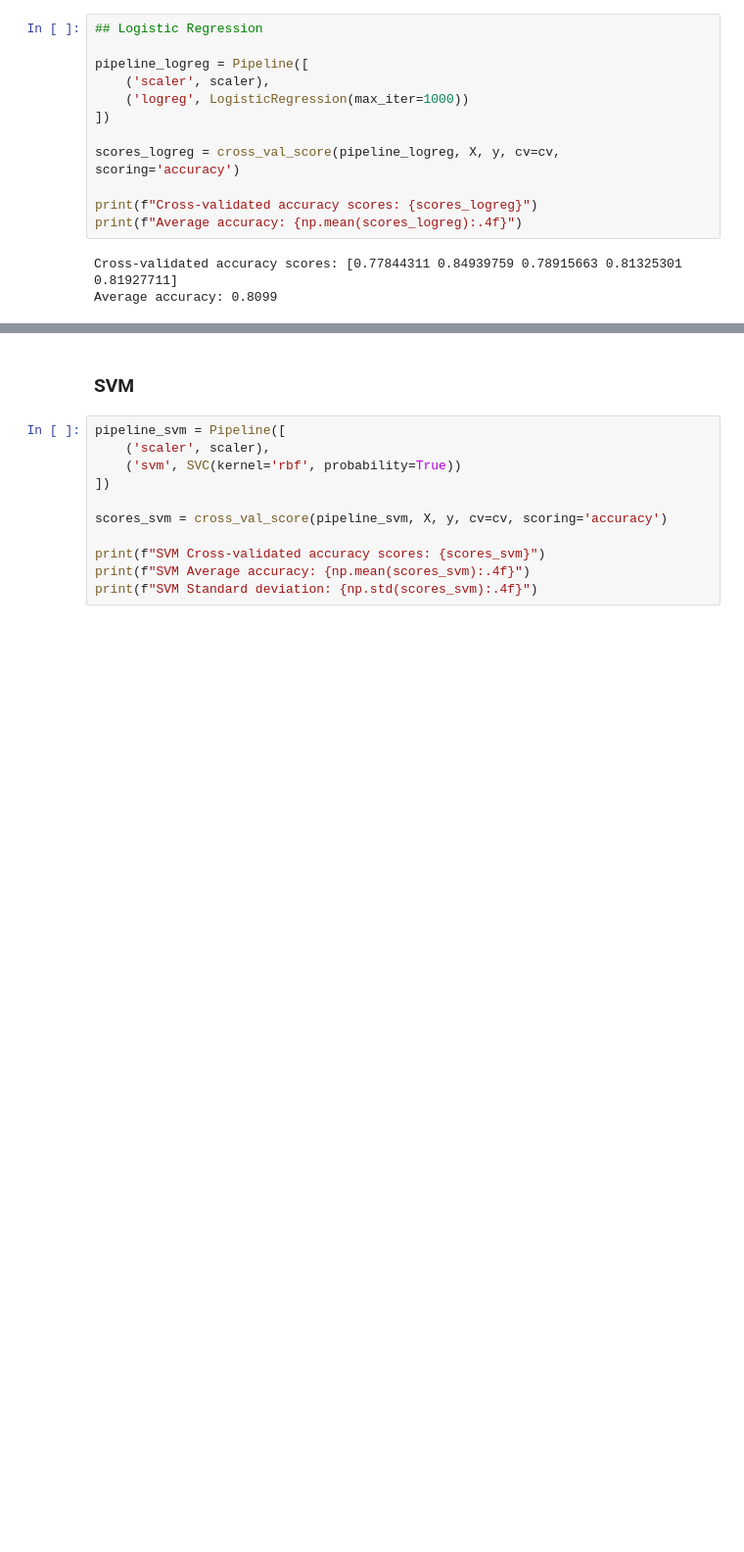
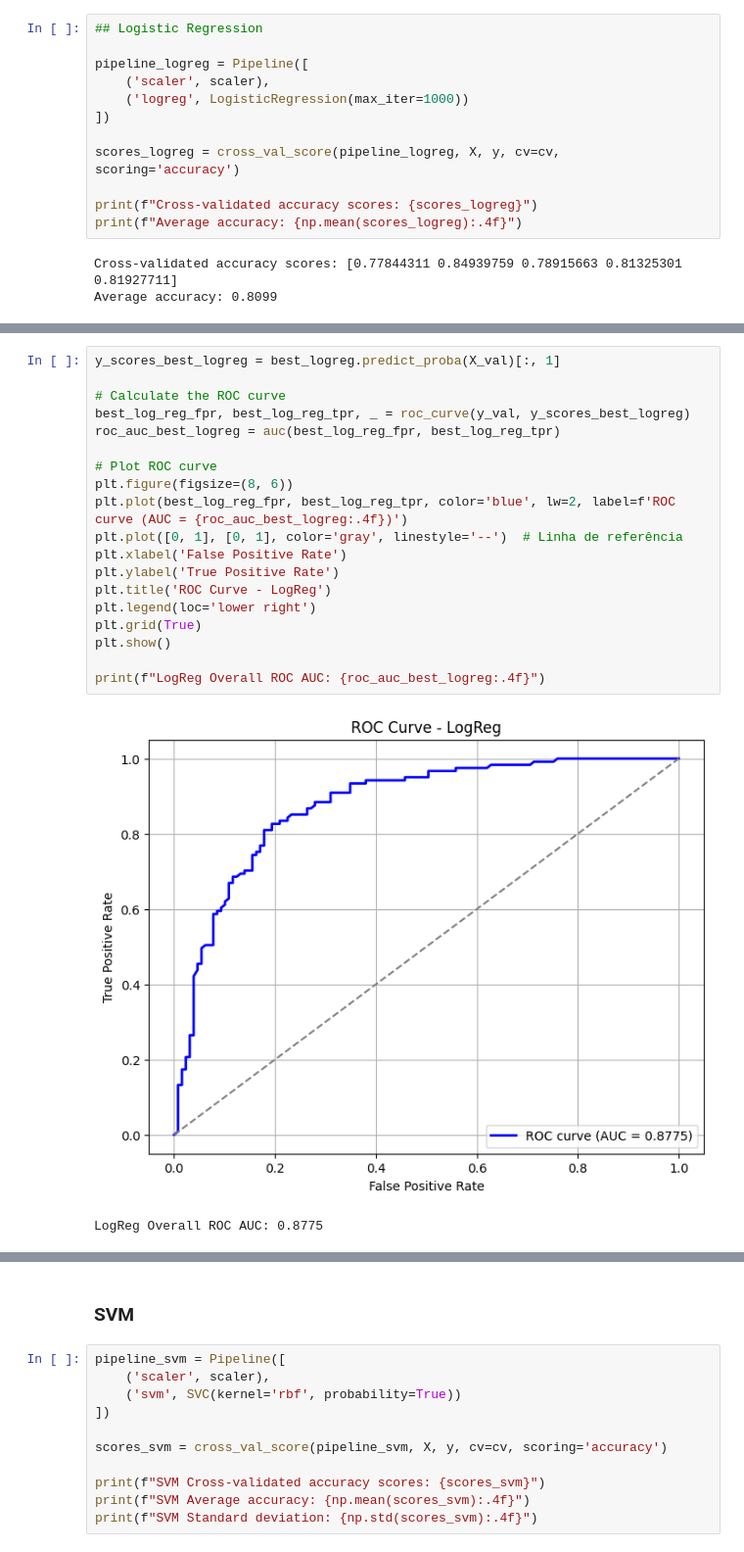
Before and after one commit to ceciliasant/AAproj1, a Jupyter notebook: proj1.ipynb, the cells around one changed output, grey strips where cells are left out. Shown at 98% size. Saved outputs shown, nothing was run; the diff lists cells and outputs as text; blank space fills up the shorter version.

```diff
--- a/proj1.ipynb
+++ b/proj1.ipynb
@@ -283,0 +334,22 @@ SVM Overall ROC AUC: 0.8650
+# %%
+y_scores_best_logreg = best_logreg.predict_proba(X_val)[:, 1]
+
+# Calculate the ROC curve
+best_log_reg_fpr, best_log_reg_tpr, _ = roc_curve(y_val, y_scores_best_logreg)
+roc_auc_best_logreg = auc(best_log_reg_fpr, best_log_reg_tpr)
+
+# Plot ROC curve
+plt.figure(figsize=(8, 6))
+plt.plot(best_log_reg_fpr, best_log_reg_tpr, color='blue', lw=2, label=f'ROC curve (AUC = {roc_auc_best_logreg:.4f})')
+plt.plot([0, 1], [0, 1], color='gray', linestyle='--')  # Linha de referência
+plt.xlabel('False Positive Rate')
+plt.ylabel('True Positive Rate')
+plt.title('ROC Curve - LogReg')
+plt.legend(loc='lower right')
+plt.grid(True)
+plt.show()
+
+print(f"LogReg Overall ROC AUC: {roc_auc_best_logreg:.4f}")
+# %% [output]
+[figure, added]
+LogReg Overall ROC AUC: 0.8775
```
Also changed, not shown: parts of 19 cells of this notebook.
